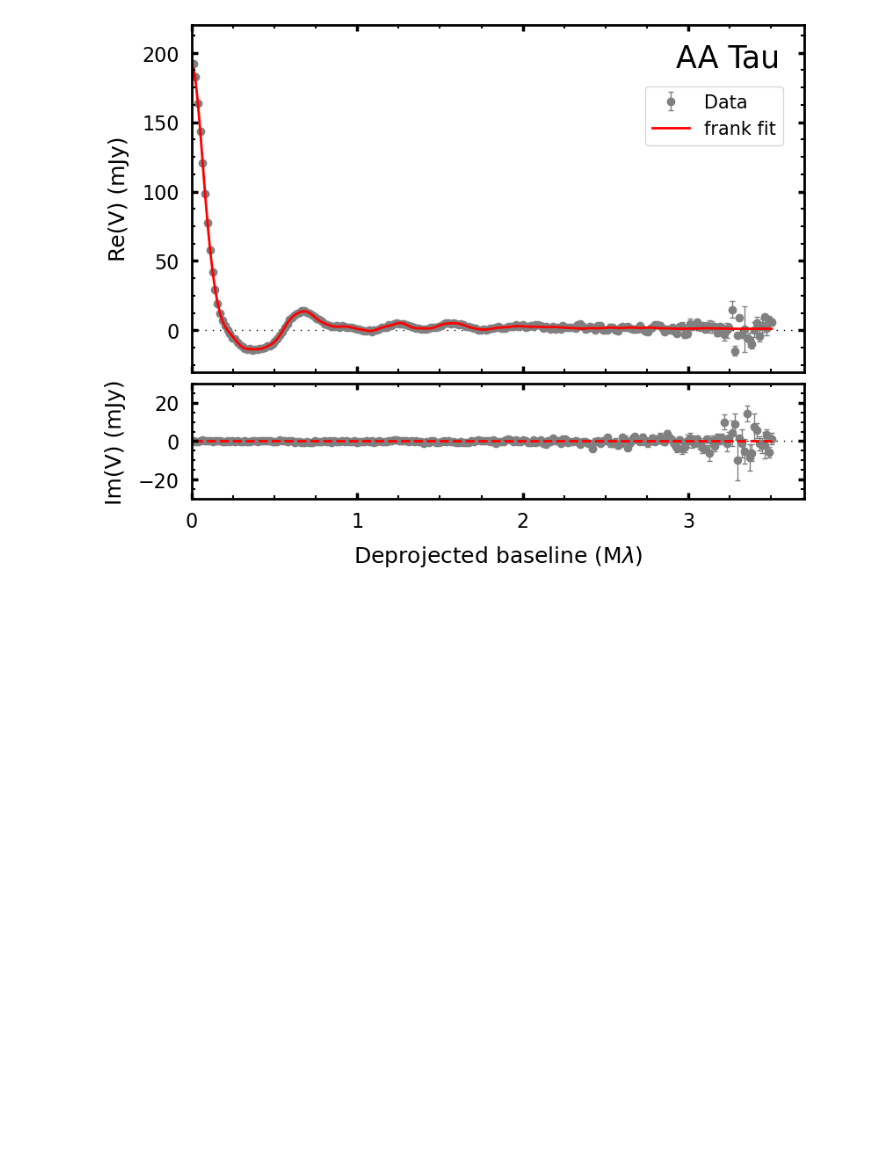
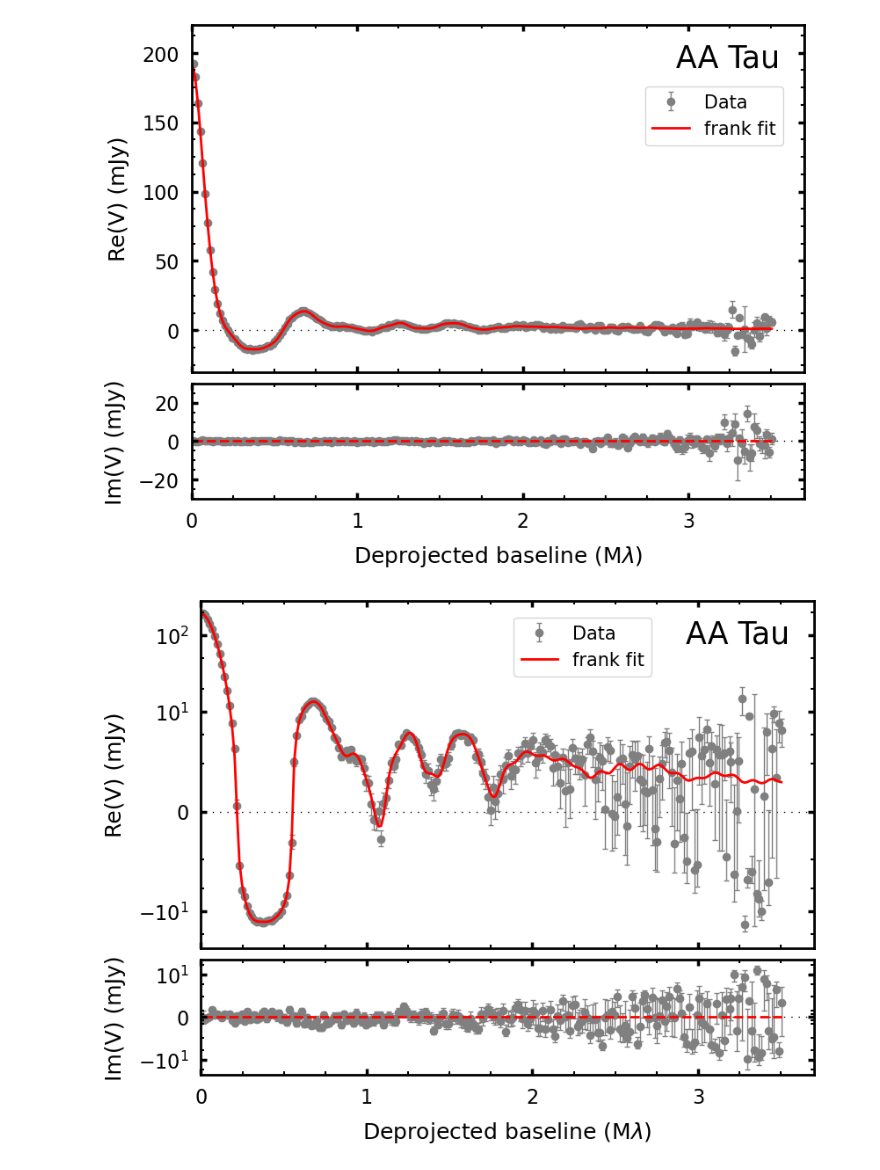
Before and after one commit to pcurone/exoALMA_continuum_pipeline, a Jupyter notebook: analysis/visibility_plot_frank_fit.ipynb, the cells around one changed output. Cells and saved outputs as stored; diff of their text form; code cells hidden in the pictures; blank space fills up the shorter version.

```diff
--- a/analysis/visibility_plot_frank_fit.ipynb
+++ b/analysis/visibility_plot_frank_fit.ipynb
@@ -109,3 +109,70 @@ for axis in ['top', 'bottom', 'left', 'right']:
 plt.savefig(f'{target}_vis_frank_fit.pdf', bbox_inches='tight')
 # %% [output]
 [figure]
+# %%
+#Plot data
+fig, axs = plt.subplots(2,1,figsize=(9,7), gridspec_kw={'height_ratios': [3, 1]})
+plt.subplots_adjust(left=None, bottom=None, right=None, top=None, wspace=0, hspace=0.05)
+
+#axs[0].scatter(binned_vis.uv / 1e6, vis_re_kl, s=50, color='grey', alpha=1.0, marker='o', zorder=1, label='Data')
+axs[0].errorbar(binned_vis.uv / 1e6, vis_re_kl, vis_err_re_kl, color='grey',fmt='o', alpha=1.0, capsize=2, linewidth=1, zorder=1, label='Data')
+axs[0].plot(binned_vis.uv / 1e6, vis_fit, color='r', linewidth=2, zorder=1.5, label='frank fit')
+axs[0].text(0.96, 0.88, target_name, ha='right', transform=axs[0].transAxes, fontsize=25)
+
+axs[1].errorbar(binned_vis.uv / 1e6, vis_im_kl, vis_err_im_kl, color='grey', fmt='o', alpha=1.0, capsize=2, linewidth=1, zorder=1)
+axs[1].plot(binned_vis.uv / 1e6, np.zeros(binned_vis.uv.shape[0]), color='r', linestyle='dashed', zorder=1.5, linewidth=2)
+
+axs[0].hlines(0,-10,10, alpha=1, linestyle=(0,(1,5)), color='k', linewidth=1, zorder=0)
+axs[1].hlines(0,-10,10, alpha=1, linestyle=(0,(1,5)), color='k', linewidth=1, zorder=0)
+
+axs[0].set_xlim(0,3.7)
+axs[1].set_xlim(0,3.7)
+axs[0].set_ylim(-30,280)
+axs[1].set_ylim(-30,30)
+
+index_xticks = 1
+axs[0].xaxis.set_major_locator(MultipleLocator(index_xticks))
+axs[0].xaxis.set_minor_locator(MultipleLocator(index_xticks/4))
+axs[1].xaxis.set_major_locator(MultipleLocator(index_xticks))
+axs[1].xaxis.set_minor_locator(MultipleLocator(index_xticks/4))
+
+index_yticks_Re = 50
+axs[0].yaxis.set_major_locator(MultipleLocator(index_yticks_Re))
+axs[0].yaxis.set_minor_locator(MultipleLocator(index_yticks_Re/4))
+
+index_yticks_Im = 20
+axs[1].yaxis.set_major_locator(MultipleLocator(index_yticks_Im))
+axs[1].yaxis.set_minor_locator(MultipleLocator(index_yticks_Im/4))
+
+axs[0].tick_params(which='major',axis='both',right=True,top=True, labelsize=16, pad=10,width=2.5, length=5,direction='in',color='k')
+axs[0].tick_params(which='minor',axis='both',right=True,top=True, labelsize=16, pad=10,width=1.5, length=3,direction='in',color='k')
+
+axs[1].tick_params(which='major',axis='both',right=True,top=True, labelsize=16, pad=10,width=2.5, length=5,direction='in',color='k')
+axs[1].tick_params(which='minor',axis='both',right=True,top=True, labelsize=16, pad=10,width=1.5, length=3,direction='in',color='k')
+
+axs[0].set_xlabel(r'Deprojected baseline (M$\lambda$)', fontsize = 18, labelpad=10)
+axs[0].set_ylabel('Re(V) (mJy)', fontsize = 18, labelpad=10)
+
+axs[1].set_xlabel(r'Deprojected baseline (M$\lambda$)', fontsize = 18, labelpad=10)
+axs[1].set_ylabel('Im(V) (mJy)', fontsize = 18, labelpad=10)
+
+axs[0].set_yscale('asinh')
+axs[0].set_yticks([-10,0,10, 100])
+
+axs[1].set_yscale('asinh')
+axs[1].set_yticks([-10,0,10])
+
+handles, labels = axs[0].get_legend_handles_labels()
+order = [1, 0]  # frank fit second (index 0), Data first (index 1)
+axs[0].legend([handles[idx] for idx in order],[labels[idx] for idx in order],
+              bbox_to_anchor=[0.75, 0.98], fontsize=15)
+
+# Hide x labels and tick labels for top plots and y ticks for right plots.
+for ax in axs.flat:
+    ax.label_outer()
+
+for axis in ['top', 'bottom', 'left', 'right']:
+    axs[0].spines[axis].set_linewidth(2)
+    axs[1].spines[axis].set_linewidth(2)
+# %% [output]
+[figure, added]
```
